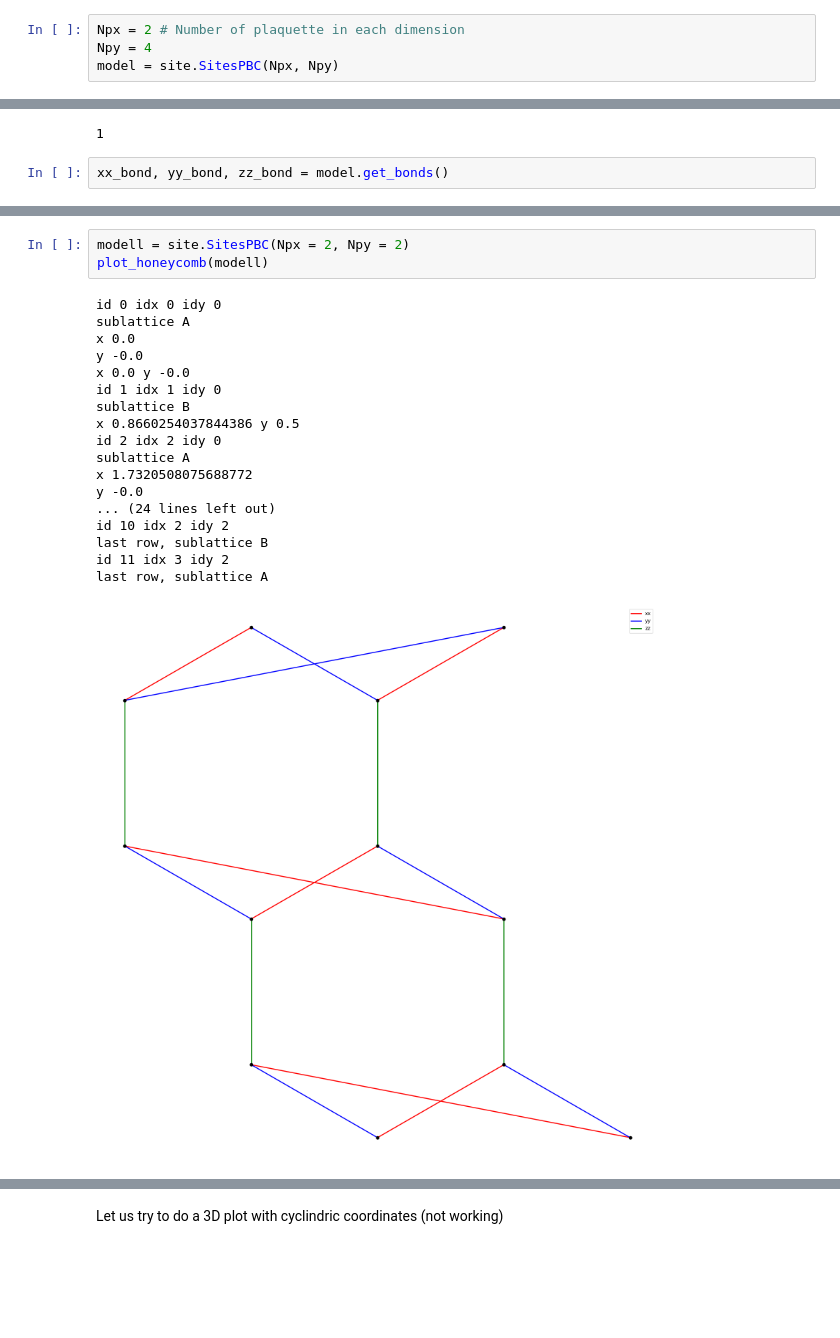
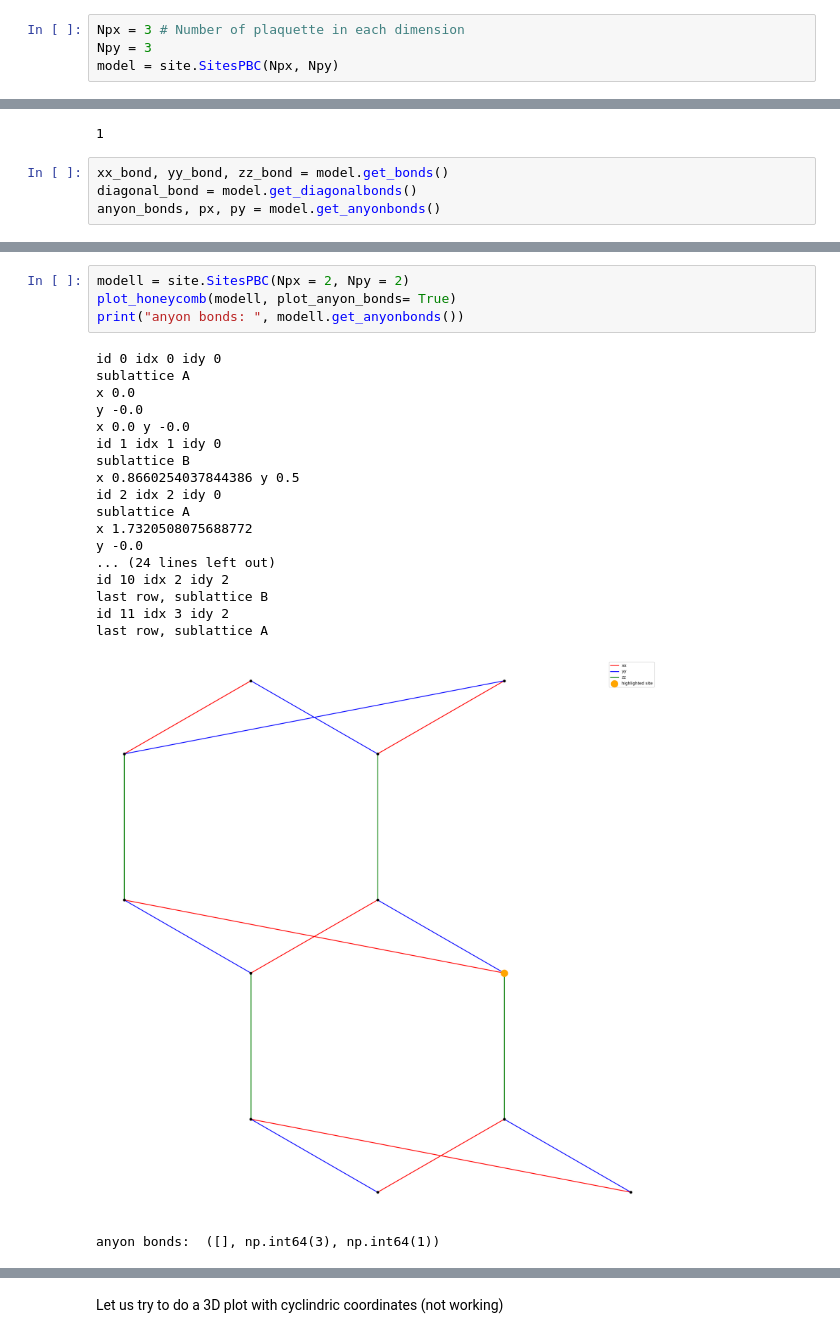
Before and after one commit to gconcheri/MasterThesis, a Jupyter notebook: fermionic_model_PBC.ipynb, the cells around one changed output, grey strips where cells are left out. Saved outputs shown, nothing was run; the diff lists cells and outputs as text; blank space fills up the shorter version.

Commit message:
Added many things: created Hxx Hyy Hzz, anyon configuration, covariance matrix and so on

```diff
--- a/fermionic_model_PBC.ipynb
+++ b/fermionic_model_PBC.ipynb
@@ -12,8 +12,8 @@ importlib.reload(site)
 # %% [output]
 <module 'Class_site' from '/Users/giovanniconcheri/Desktop/TESI/MasterThesis/Class_site.py'>
 # %%
-Npx = 2 # Number of plaquette in each dimension
-Npy = 4
+Npx = 3 # Number of plaquette in each dimension
+Npy = 3
 model = site.SitesPBC(Npx, Npy)
 # %%
 print("Number of sites:", model.Nsites)
@@ -78,6 +75,8 @@ List of ids for each idx,idy pair:  [ 0  1  2  3  4  5  6  7  8  9 10 11 12 13 1
 1
 # %%
 xx_bond, yy_bond, zz_bond = model.get_bonds()
+diagonal_bond = model.get_diagonalbonds()
+anyon_bonds, px, py = model.get_anyonbonds()
 # %%
 print("xx_bond: ", np.array(xx_bond))
 print("yy_bond: ", np.array(yy_bond))
@@ -130,25 +144,27 @@ yy_bond:  [[ 1  2]
 # %%
 modell = site.SitesPBC(Npx = 2, Npy = 2)
-plot_honeycomb(modell)
+plot_honeycomb(modell, plot_anyon_bonds= True)
+print("anyon bonds: ", modell.get_anyonbonds())
 # %% [output]
 id 0 idx 0 idy 0
 sublattice A
 x 0.0
 y -0.0
 x 0.0 y -0.0
 id 1 idx 1 idy 0
 sublattice B
 x 0.8660254037844386 y 0.5
 id 2 idx 2 idy 0
 sublattice A
 x 1.7320508075688772
 y -0.0
 ... (24 lines left out)
 id 10 idx 2 idy 2
 last row, sublattice B
 id 11 idx 3 idy 2
 last row, sublattice A
-[figure, old version]
+[figure, new version]
+anyon bonds:  ([], np.int64(3), np.int64(1))
 # %%
 coords = model.get_coordinates()
 print("Coordinates of sites: ", coords)
```
Also changed, not shown: parts of 15 cells of this notebook, 4 other files.
